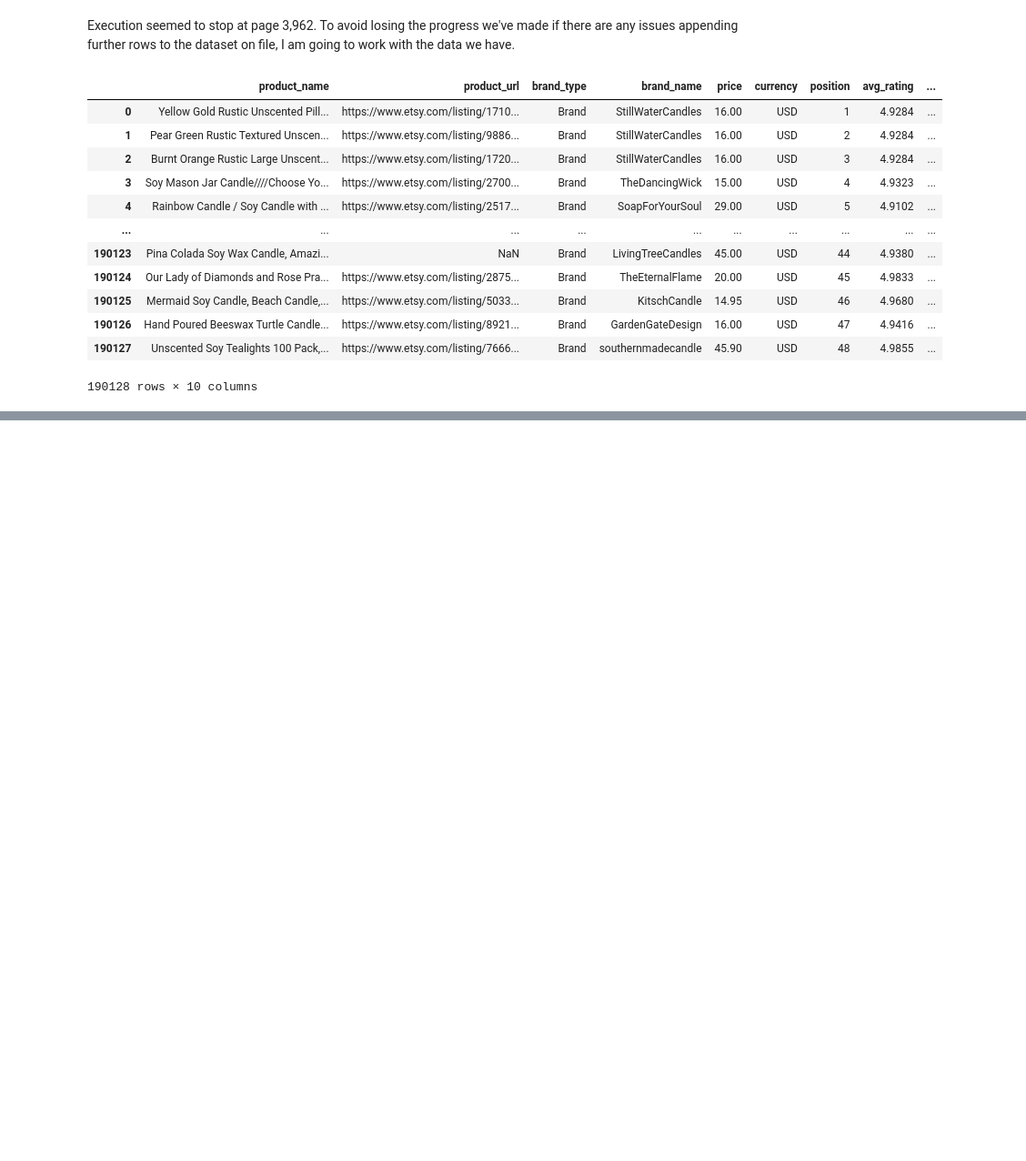
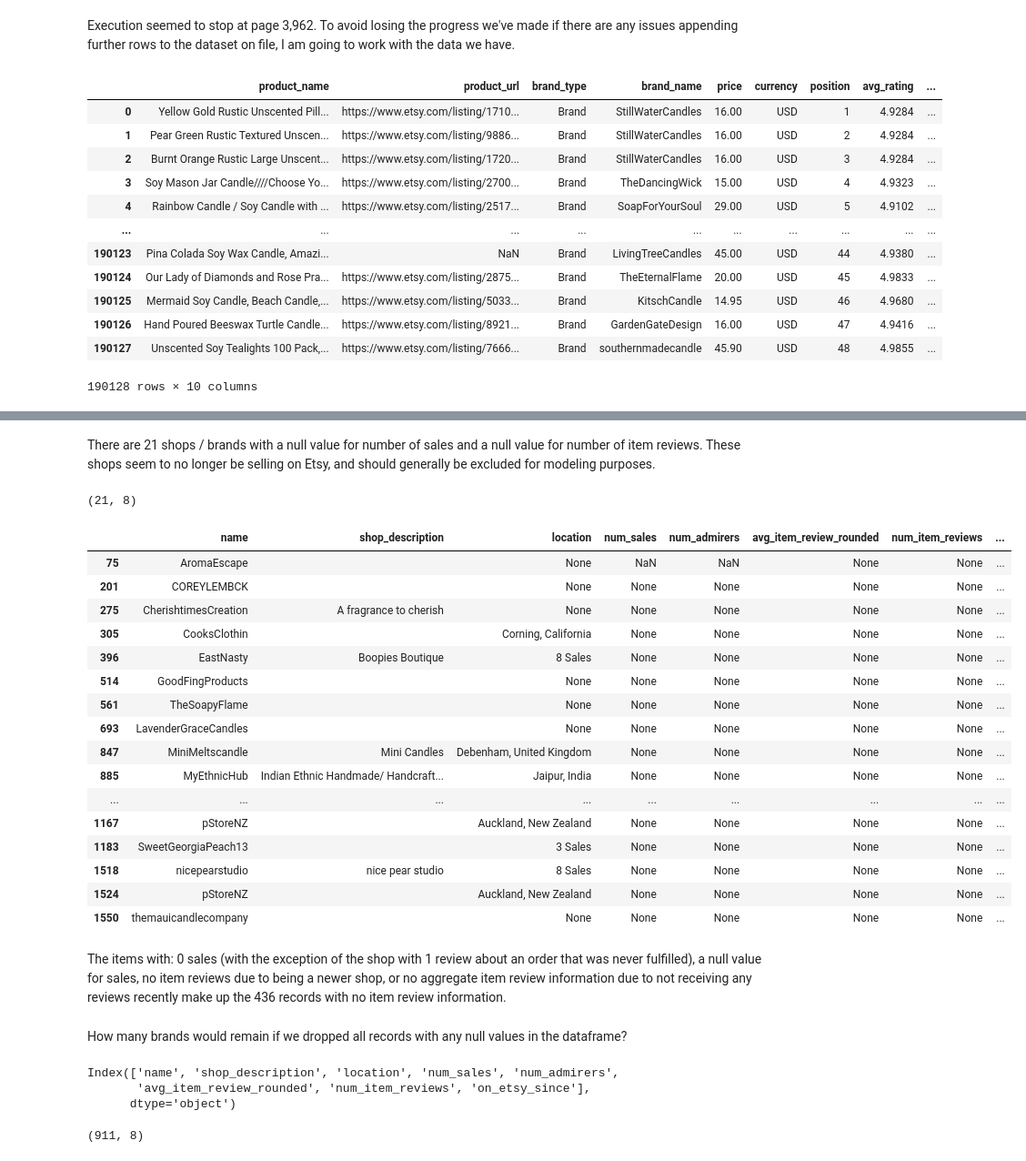
Before and after one commit to ran0027/etsy-candle-pricing-model, a Jupyter notebook: web-scraping.ipynb, the cells around one changed output, grey strips where cells are left out. Shown at 91% size. Saved outputs shown, nothing was run; the diff lists cells and outputs as text; code cells hidden in the pictures; blank space fills up the shorter version.

```diff
--- a/web-scraping.ipynb
+++ b/web-scraping.ipynb
@@ -212,0 +591,40 @@ pd.read_csv('Data/product_data.csv')
+# %% [markdown]
+There are 21 shops / brands with a null value for number of sales and a null value for number of item reviews. These shops seem to no longer be selling on Etsy, and should generally be excluded for modeling purposes.
+# %%
+brand_data.loc[(brand_data.num_sales.isna())&(brand_data.num_item_reviews.isna())].shape
+# %% [output]
+(21, 8)
+# %%
+brand_data.loc[(brand_data.num_sales.isna())&(brand_data.num_item_reviews.isna())]
+# %% [output]
+|  | name | shop_description | location | num_sales | num_admirers | avg_item_review_rounded | num_item_reviews | ... |
+| 75 | AromaEscape |  | None | NaN | NaN | None | None | ... |
+| 201 | COREYLEMBCK |  | None | None | None | None | None | ... |
+| 275 | CherishtimesCreation | A fragrance to cherish | None | None | None | None | None | ... |
+| 305 | CooksClothin |  | Corning, California | None | None | None | None | ... |
+| 396 | EastNasty | Boopies Boutique | 8 Sales | None | None | None | None | ... |
+| 514 | GoodFingProducts |  | None | None | None | None | None | ... |
+| 561 | TheSoapyFlame |  | None | None | None | None | None | ... |
+| 693 | LavenderGraceCandles |  | None | None | None | None | None | ... |
+| 847 | MiniMeltscandle | Mini Candles | Debenham, United Kingdom | None | None | None | None | ... |
+| 885 | MyEthnicHub | Indian Ethnic Handmade/ Handcraft... | Jaipur, India | None | None | None | None | ... |
+| ... | ... | ... | ... | ... | ... | ... | ... | ... |
+| 1167 | pStoreNZ |  | Auckland, New Zealand | None | None | None | None | ... |
+| 1183 | SweetGeorgiaPeach13 |  | 3 Sales | None | None | None | None | ... |
+| 1518 | nicepearstudio | nice pear studio | 8 Sales | None | None | None | None | ... |
+| 1524 | pStoreNZ |  | Auckland, New Zealand | None | None | None | None | ... |
+| 1550 | themauicandlecompany |  | None | None | None | None | None | ... |
+# %% [markdown]
+The items with: 0 sales (with the exception of the shop with 1 review about an order that was never fulfilled), a null value for sales, no item reviews due to being a newer shop, or no aggregate item review information due to not receiving any reviews recently make up the 436 records with no item review information.
+# %% [markdown]
+How many brands would remain if we dropped all records with any null values in the dataframe?
+# %%
+brand_data.columns
+# %% [output]
+Index(['name', 'shop_description', 'location', 'num_sales', 'num_admirers',
+       'avg_item_review_rounded', 'num_item_reviews', 'on_etsy_since'],
+      dtype='object')
+# %%
+brand_data.dropna(axis=0, subset=['name', 'shop_description', 'num_sales', 'on_etsy_since']).shape
+# %% [output]
+(911, 8)
```
Also changed, not shown: parts of 63 cells of this notebook.
